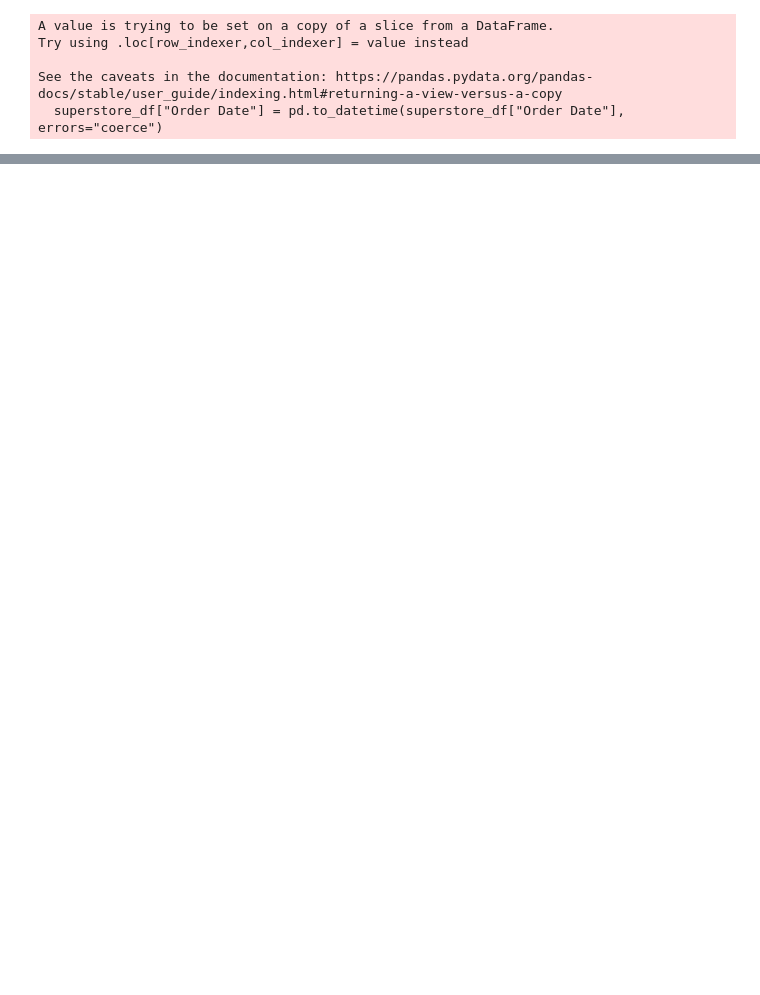
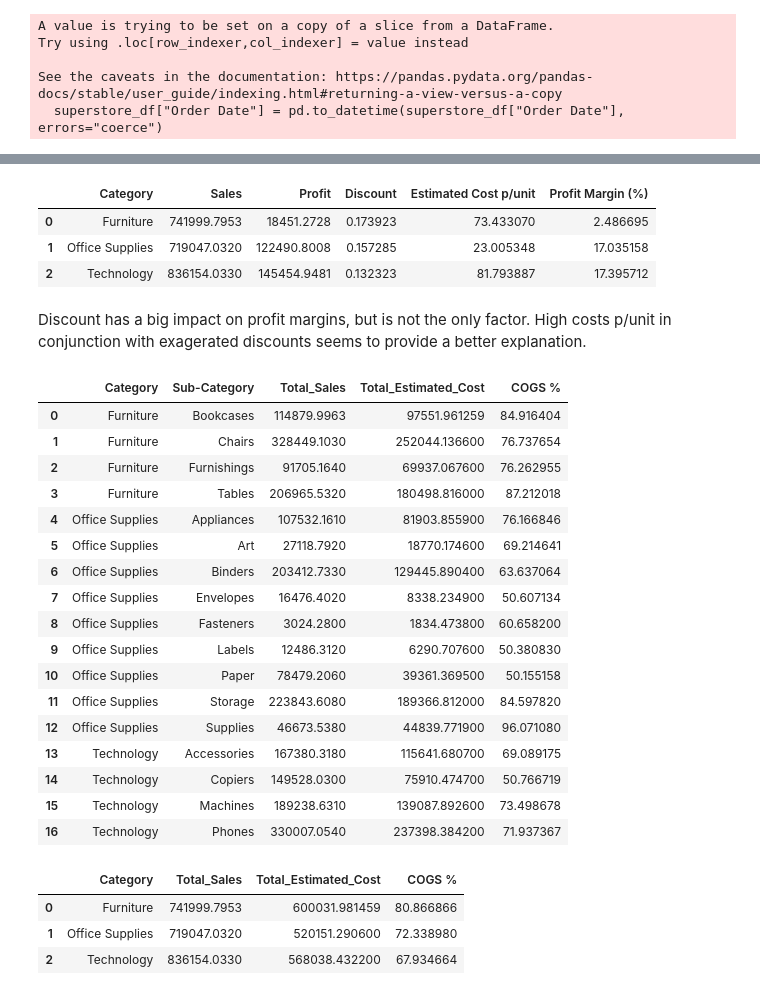
Before and after one commit to pabs-llama/projects, a Jupyter notebook: project_5_ecommerce/updated_superstore.ipynb, the cells around one changed output, grey strips where cells are left out. Cells and saved outputs as stored; diff of their text form; code cells hidden in the pictures; blank space fills up the shorter version.

```diff
--- a/project_5_ecommerce/updated_superstore.ipynb
+++ b/project_5_ecommerce/updated_superstore.ipynb
@@ -246,0 +344,65 @@ price_per_unit_kpi
+# %%
+category_profit
+# %% [output]
+|  | Category | Sales | Profit | Discount | Estimated Cost p/unit | Profit Margin (%) |
+| 0 | Furniture | 741999.7953 | 18451.2728 | 0.173923 | 73.433070 | 2.486695 |
+| 1 | Office Supplies | 719047.0320 | 122490.8008 | 0.157285 | 23.005348 | 17.035158 |
+| 2 | Technology | 836154.0330 | 145454.9481 | 0.132323 | 81.793887 | 17.395712 |
+# %% [markdown]
+Discount has a big impact on profit margins, but is not the only factor. High costs p/unit in conjunction with exagerated discounts seems to provide a better explanation.
+# %%
+# COGS by subcatgory
+
+# Ensure numerical columns are correctly interpreted
+numeric_columns = ["Sales", "Estimated Cost"]
+for col in numeric_columns:
+    if col in superstore_df.columns:
+        superstore_df[col] = pd.to_numeric(superstore_df[col], errors="coerce")
+
+# 1️⃣ **Calculate COGS as a Percentage of Sales**
+superstore_df["COGS %"] = (superstore_df["Estimated Cost"] / superstore_df["Sales"]) * 100
+
+# 2️⃣ **Aggregate COGS % by Category & Sub-Category**
+cogs_percentage_df = superstore_df.groupby(["Category", "Sub-Category"]).agg(
+    Total_Sales=("Sales", "sum"),
+    Total_Estimated_Cost=("Estimated Cost", "sum")
+).reset_index()
+
+# Calculate COGS % for each Category & Sub-Category
+cogs_percentage_df["COGS %"] = (cogs_percentage_df["Total_Estimated_Cost"] / cogs_percentage_df["Total_Sales"]) * 100
+
+cogs_percentage_df
+# %% [output]
+|  | Category | Sub-Category | Total_Sales | Total_Estimated_Cost | COGS % |
+| 0 | Furniture | Bookcases | 114879.9963 | 97551.961259 | 84.916404 |
+| 1 | Furniture | Chairs | 328449.1030 | 252044.136600 | 76.737654 |
+| 2 | Furniture | Furnishings | 91705.1640 | 69937.067600 | 76.262955 |
+| 3 | Furniture | Tables | 206965.5320 | 180498.816000 | 87.212018 |
+| 4 | Office Supplies | Appliances | 107532.1610 | 81903.855900 | 76.166846 |
+| 5 | Office Supplies | Art | 27118.7920 | 18770.174600 | 69.214641 |
+| 6 | Office Supplies | Binders | 203412.7330 | 129445.890400 | 63.637064 |
+| 7 | Office Supplies | Envelopes | 16476.4020 | 8338.234900 | 50.607134 |
+| 8 | Office Supplies | Fasteners | 3024.2800 | 1834.473800 | 60.658200 |
+| 9 | Office Supplies | Labels | 12486.3120 | 6290.707600 | 50.380830 |
+| 10 | Office Supplies | Paper | 78479.2060 | 39361.369500 | 50.155158 |
+| 11 | Office Supplies | Storage | 223843.6080 | 189366.812000 | 84.597820 |
+| 12 | Office Supplies | Supplies | 46673.5380 | 44839.771900 | 96.071080 |
+| 13 | Technology | Accessories | 167380.3180 | 115641.680700 | 69.089175 |
+| 14 | Technology | Copiers | 149528.0300 | 75910.474700 | 50.766719 |
+| 15 | Technology | Machines | 189238.6310 | 139087.892600 | 73.498678 |
+| 16 | Technology | Phones | 330007.0540 | 237398.384200 | 71.937367 |
+# %%
+# 2️⃣ **Aggregate COGS % by Category & Sub-Category**
+cogs_percentage_df_category = superstore_df.groupby(["Category"]).agg(
+    Total_Sales=("Sales", "sum"),
+    Total_Estimated_Cost=("Estimated Cost", "sum")
+).reset_index()
+
+cogs_percentage_df_category["COGS %"] = (cogs_percentage_df_category["Total_Estimated_Cost"] / cogs_percentage_df_category["Total_Sales"]) * 100
+
+cogs_percentage_df_category
+# %% [output]
+|  | Category | Total_Sales | Total_Estimated_Cost | COGS % |
+| 0 | Furniture | 741999.7953 | 600031.981459 | 80.866866 |
+| 1 | Office Supplies | 719047.0320 | 520151.290600 | 72.338980 |
+| 2 | Technology | 836154.0330 | 568038.432200 | 67.934664 |
```
Also changed, not shown: parts of 18 cells of this notebook, 2 other files.
